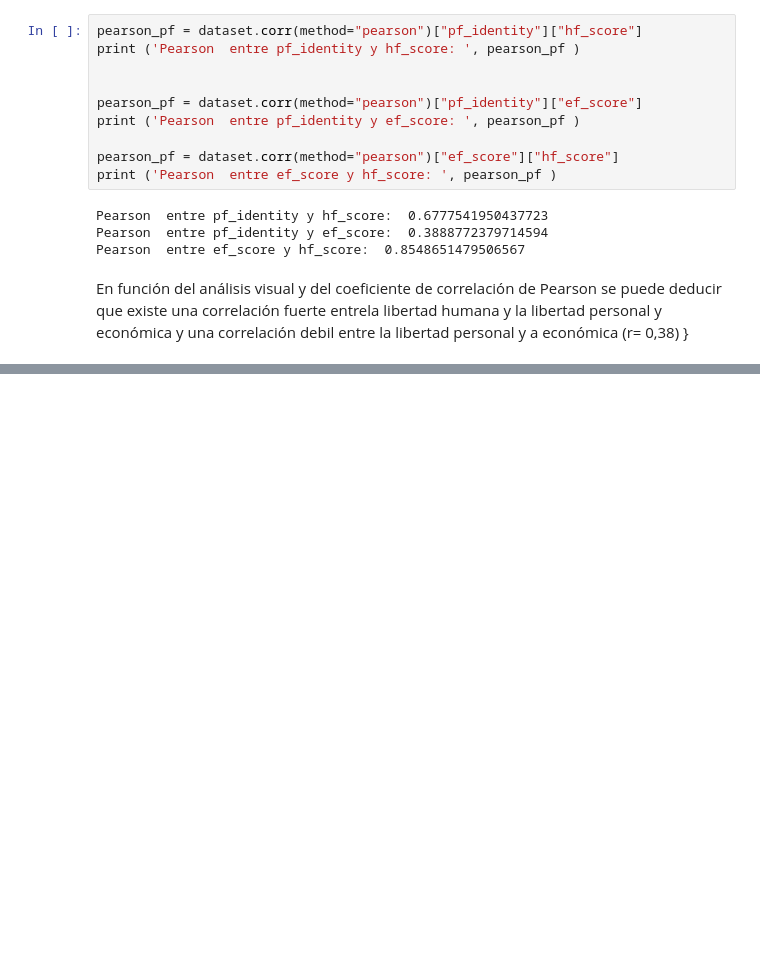
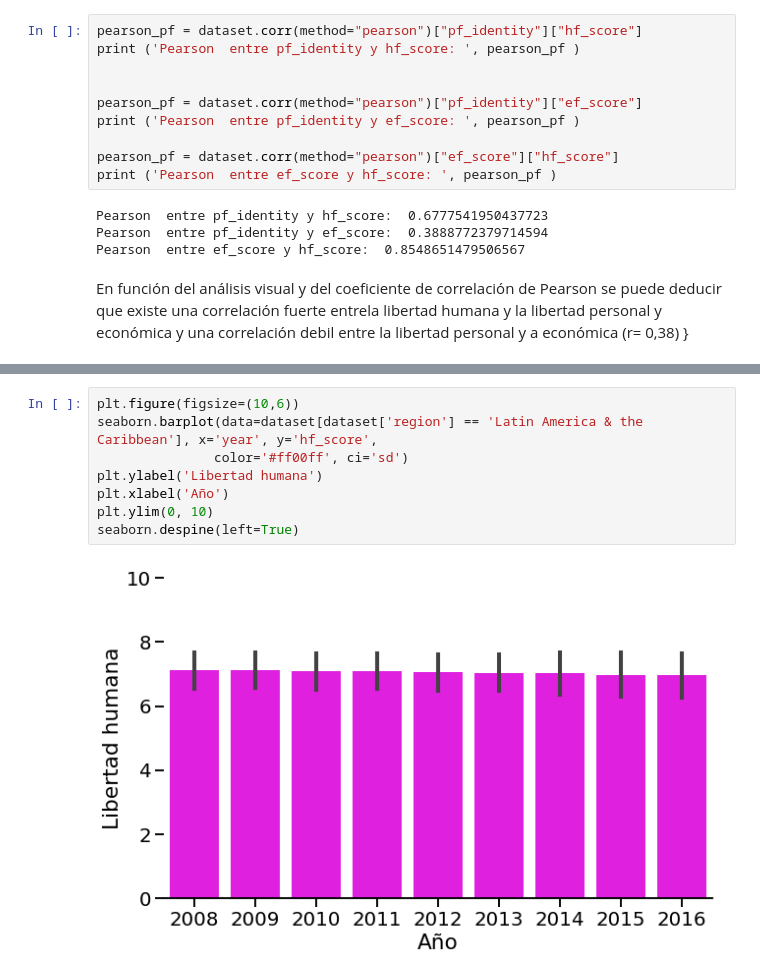
Before and after one commit to leoeugelaura/AnalisisyVisualizacion, a Jupyter notebook: ayv_tp01_humanfreedom.ipynb, the cells around one changed output, grey strips where cells are left out. Drawn from its saved outputs; the diff is of its cells as text; blank space fills up the shorter version.

```diff
--- a/ayv_tp01_humanfreedom.ipynb
+++ b/ayv_tp01_humanfreedom.ipynb
@@ -701,0 +725,10 @@ En función del análisis visual y del coeficiente de correlación de Pearson se
+# %%
+plt.figure(figsize=(10,6))
+seaborn.barplot(data=dataset[dataset['region'] == 'Latin America & the Caribbean'], x='year', y='hf_score',
+               color='#ff00ff', ci='sd')
+plt.ylabel('Libertad humana')
+plt.xlabel('Año')
+plt.ylim(0, 10)
+seaborn.despine(left=True)
+# %% [output]
+[figure, added]
```
Also changed, not shown: parts of 3 cells of this notebook.
